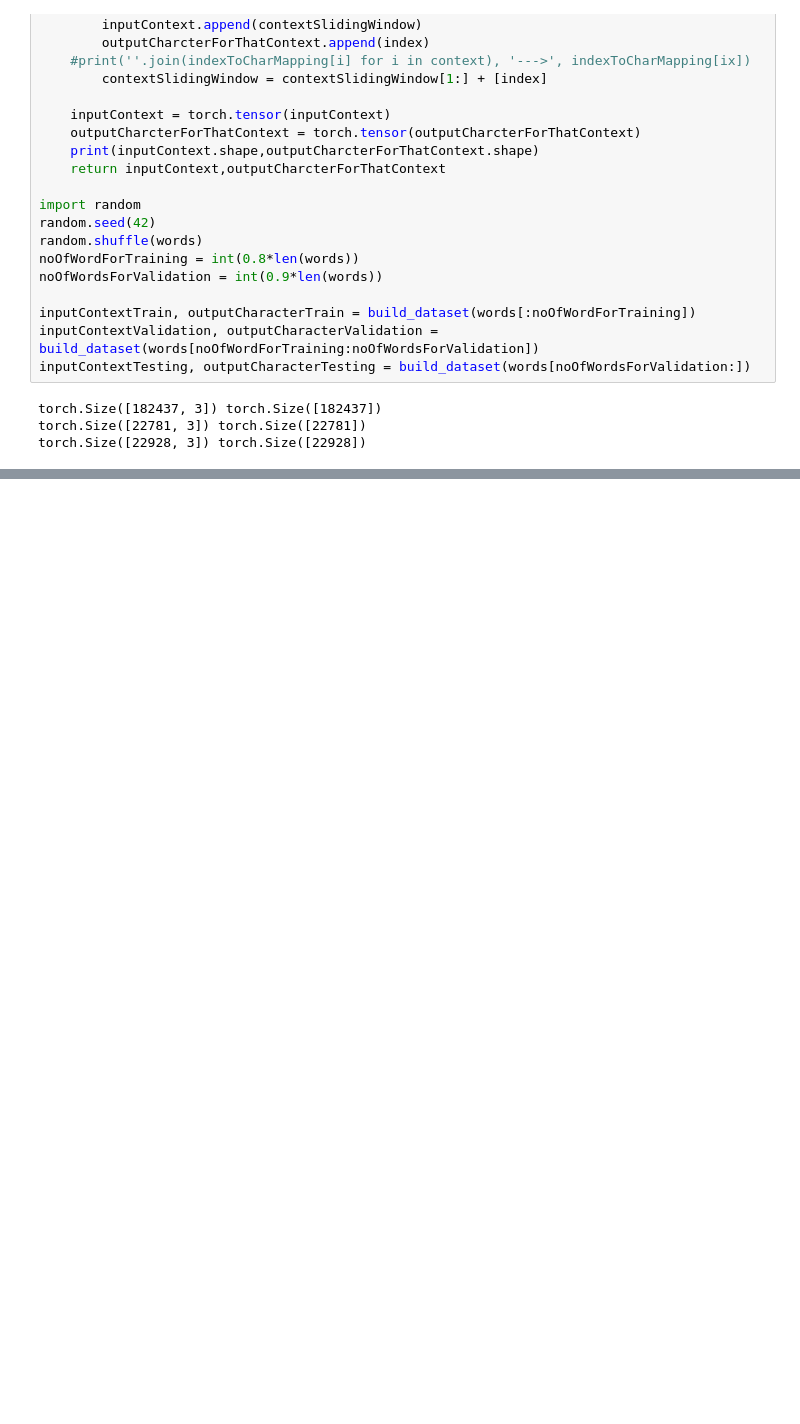
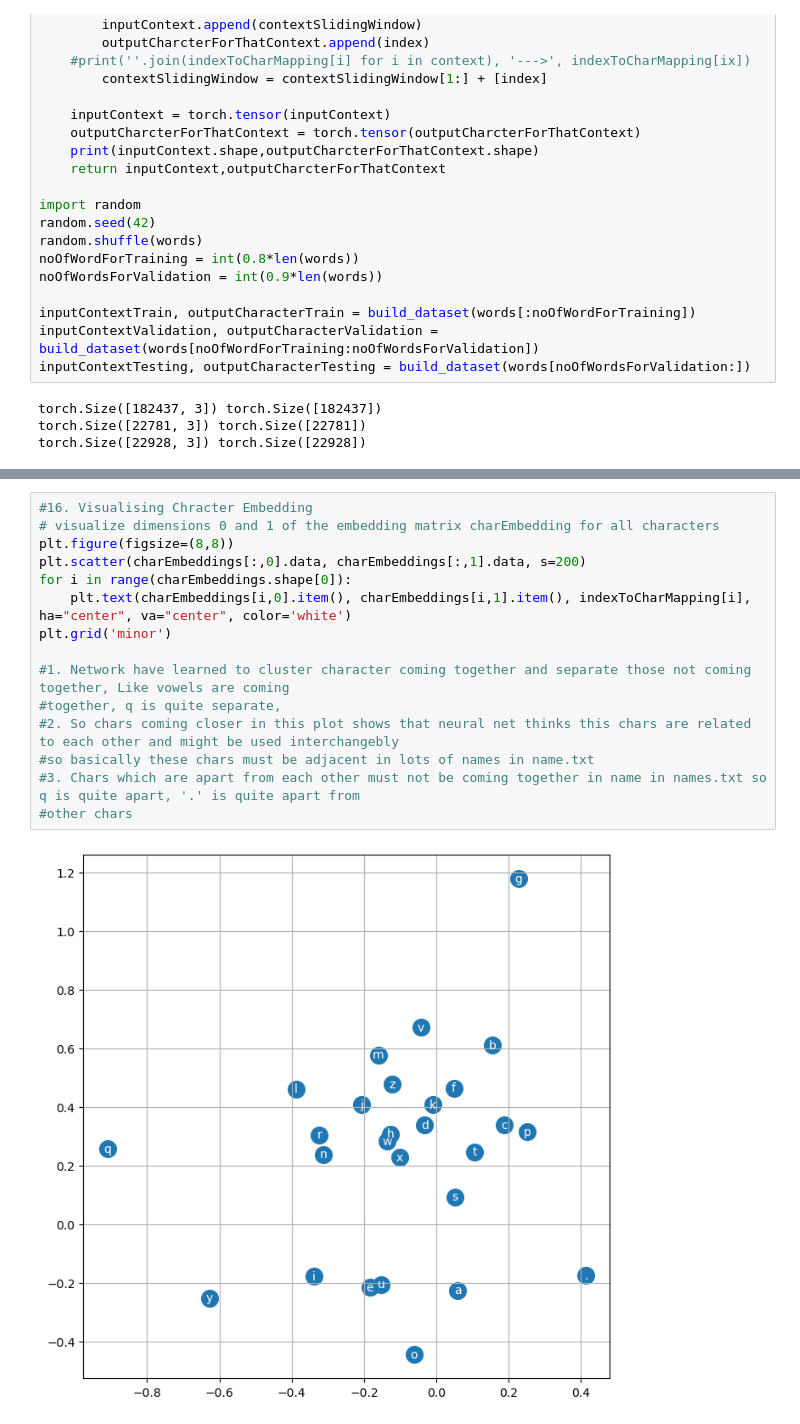
Before and after one commit to pxsitivevxbess/multi-layer-perceptron-char-prediction, a Jupyter notebook: multi-layer-perceptron.ipynb, the cells around one changed output, grey strips where cells are left out. Drawn from its saved outputs; the diff is of its cells as text; blank space fills up the shorter version.

```diff
--- a/multi-layer-perceptron.ipynb
+++ b/multi-layer-perceptron.ipynb
@@ -416,0 +487,17 @@ loss for entire validation dataset after learning rate decay 2.379674196243286
+# %%
+#16. Visualising Chracter Embedding
+# visualize dimensions 0 and 1 of the embedding matrix charEmbedding for all characters
+plt.figure(figsize=(8,8))
+plt.scatter(charEmbeddings[:,0].data, charEmbeddings[:,1].data, s=200)
+for i in range(charEmbeddings.shape[0]):
+    plt.text(charEmbeddings[i,0].item(), charEmbeddings[i,1].item(), indexToCharMapping[i], ha="center", va="center", color='white')
+plt.grid('minor')
+
+#1. Network have learned to cluster character coming together and separate those not coming together, Like vowels are coming
+#together, q is quite separate,
+#2. So chars coming closer in this plot shows that neural net thinks this chars are related to each other and might be used interchangebly
+#so basically these chars must be adjacent in lots of names in name.txt
+#3. Chars which are apart from each other must not be coming together in name in names.txt so q is quite apart, '.' is quite apart from
+#other chars
+# %% [output]
+[figure, added]
```
Also changed, not shown: parts of 9 cells of this notebook.
